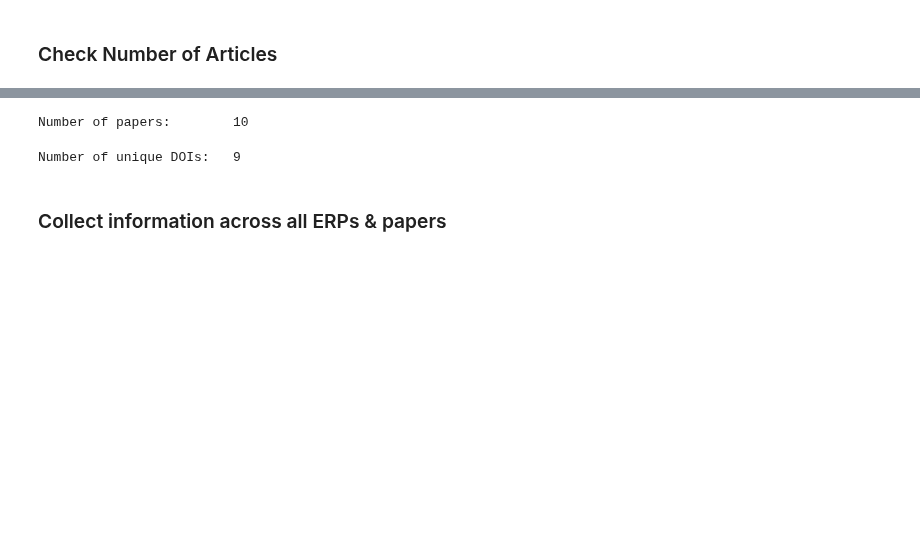
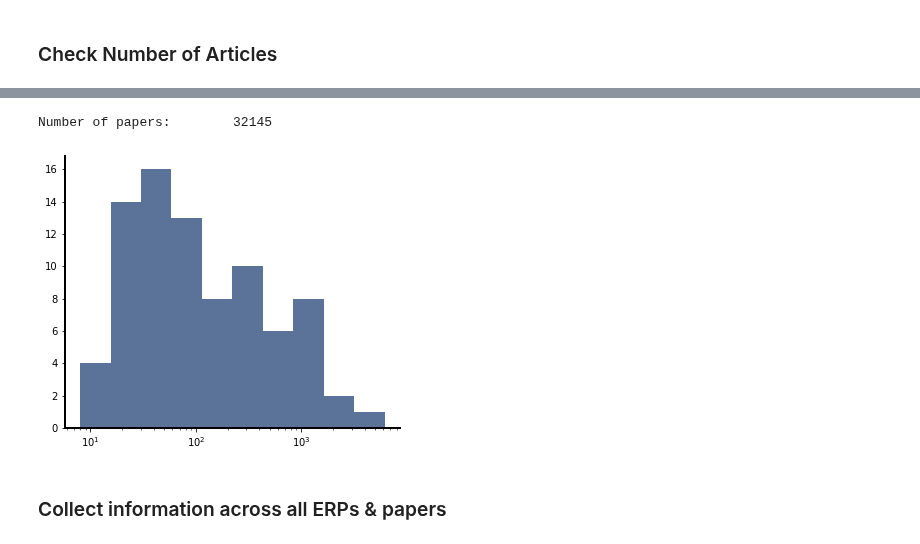
Before and after one commit to weblearn22/ERPscanr, a Jupyter notebook: notebooks/02-Words.ipynb, the cells around one changed output, grey strips where cells are left out. Cells and saved outputs as stored; diff of their text form; code cells hidden in the pictures; blank space fills up the shorter version.

```diff
--- a/notebooks/02-Words.ipynb
+++ b/notebooks/02-Words.ipynb
@@ -68,7 +81,13 @@ Number of ERPs:          2
 # %%
 # Check the total number of articles in the collected dataset
-total_article_count = sum([data.n_articles for data in all_data])
+n_articles = [data.n_articles for data in all_data]
+total_article_count = sum(n_articles)
 print('Number of papers: \t', total_article_count)
 # %% [output]
-Number of papers:        10
+Number of papers:        32145
+# %%
+plot_count_hist(n_articles, True,
+                save_fig=SAVE_FIG, f_name='erp_hist.pdf', directory=figs_dir)
+# %% [output]
+[figure, added]
 # %%
@@ -77,8 +96,6 @@ dois = get_all_values(all_data, 'dois', unique=True)
 # %%
 # Check the number of unique papers, based on DOIs
-print('Number of unique DOIs: \t', len(set(dois)))
+#print('Number of unique DOIs: \t', len(set(dois)))
-# %% [output]
-Number of unique DOIs:   9
 # %% [markdown]
 ### Collect information across all ERPs & papers
 # %%
```
Also changed, not shown: parts of 24 cells of this notebook.
